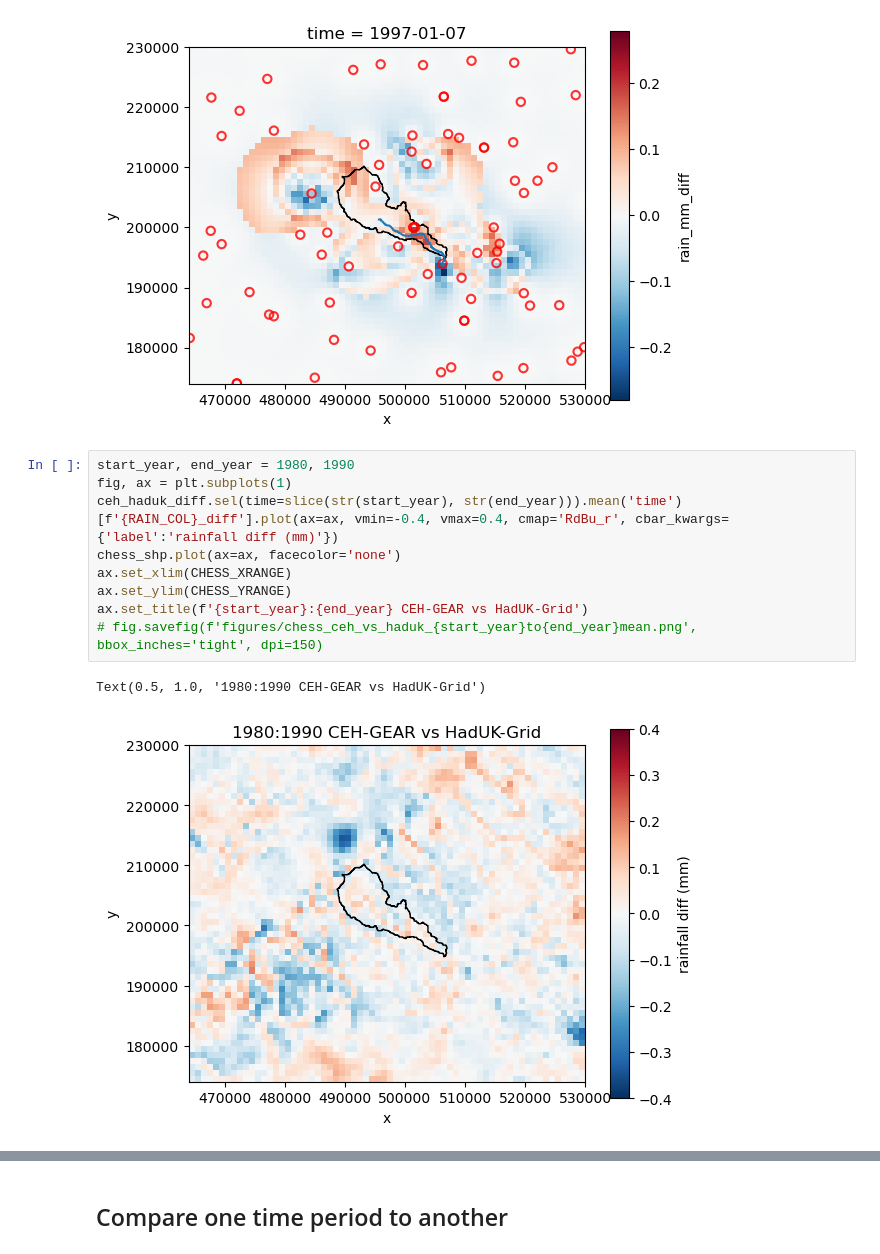
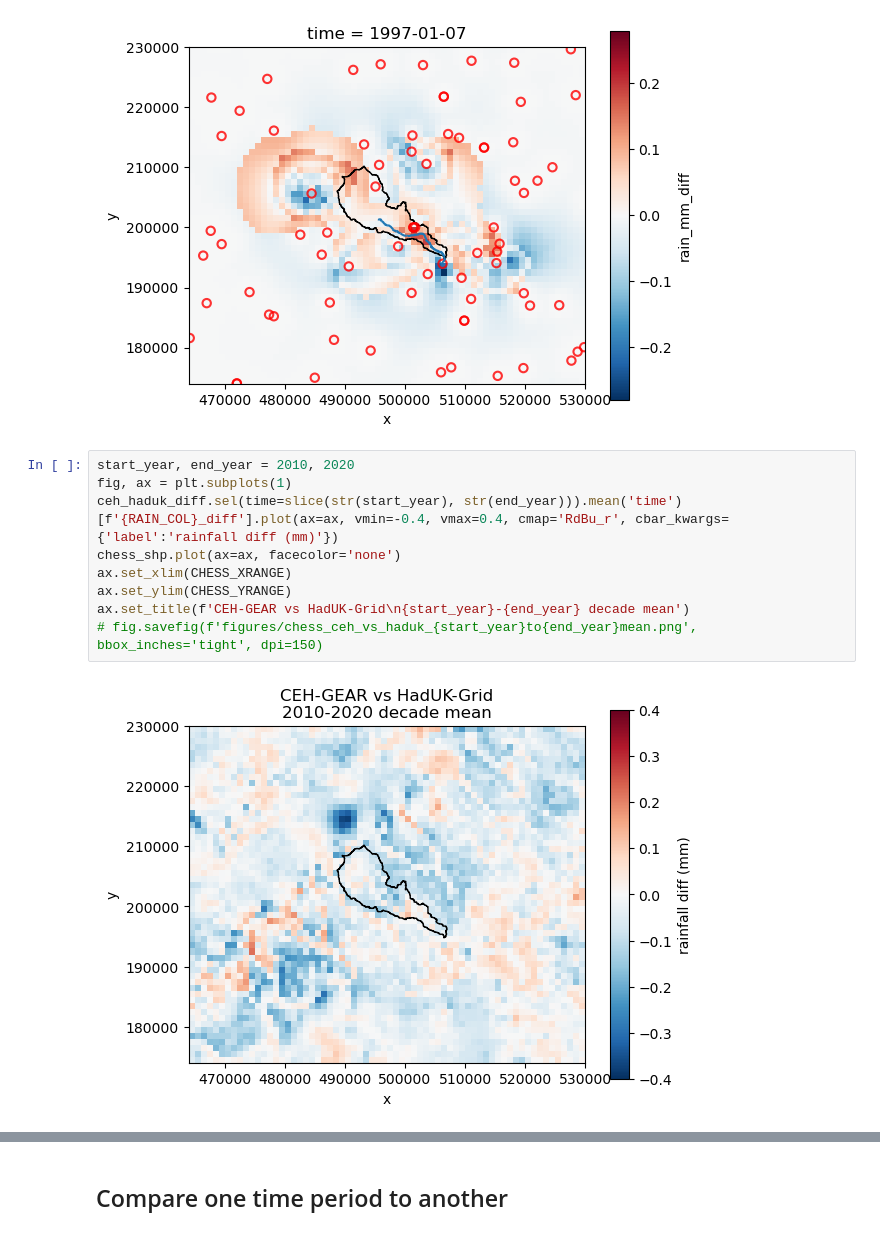
Before and after one commit to Thomasjkeel/FDRI_Chess-rain-gauges, a Jupyter notebook: chess_catchment.ipynb, the cells around one changed output, grey strips where cells are left out. Saved outputs shown, nothing was run; the diff lists cells and outputs as text.

```diff
--- a/chess_catchment.ipynb
+++ b/chess_catchment.ipynb
@@ -175,15 +175,14 @@ plot_gauge_scatter(metadata_on_date=daily_metadata_on_date, ax=ax)
 <Axes: title={'center': 'time = 1997-01-07'}, xlabel='x', ylabel='y'>
 [figure]
 # %%
-start_year, end_year = 1980, 1990
+start_year, end_year = 2010, 2020
 fig, ax = plt.subplots(1)
 ceh_haduk_diff.sel(time=slice(str(start_year), str(end_year))).mean('time')[f'{RAIN_COL}_diff'].plot(ax=ax, vmin=-0.4, vmax=0.4, cmap='RdBu_r', cbar_kwargs={'label':'rainfall diff (mm)'})
 chess_shp.plot(ax=ax, facecolor='none')
 ax.set_xlim(CHESS_XRANGE)
 ax.set_ylim(CHESS_YRANGE)
-ax.set_title(f'{start_year}:{end_year} CEH-GEAR vs HadUK-Grid')
+ax.set_title(f'CEH-GEAR vs HadUK-Grid\n{start_year}-{end_year} decade mean')
 # fig.savefig(f'figures/chess_ceh_vs_haduk_{start_year}to{end_year}mean.png', bbox_inches='tight', dpi=150)
 # %% [output]
-Text(0.5, 1.0, '1980:1990 CEH-GEAR vs HadUK-Grid')
-[figure, old version]
+[figure, new version]
 # %%
```
Also changed, not shown: parts of 1 cell of this notebook, 4 other files.
